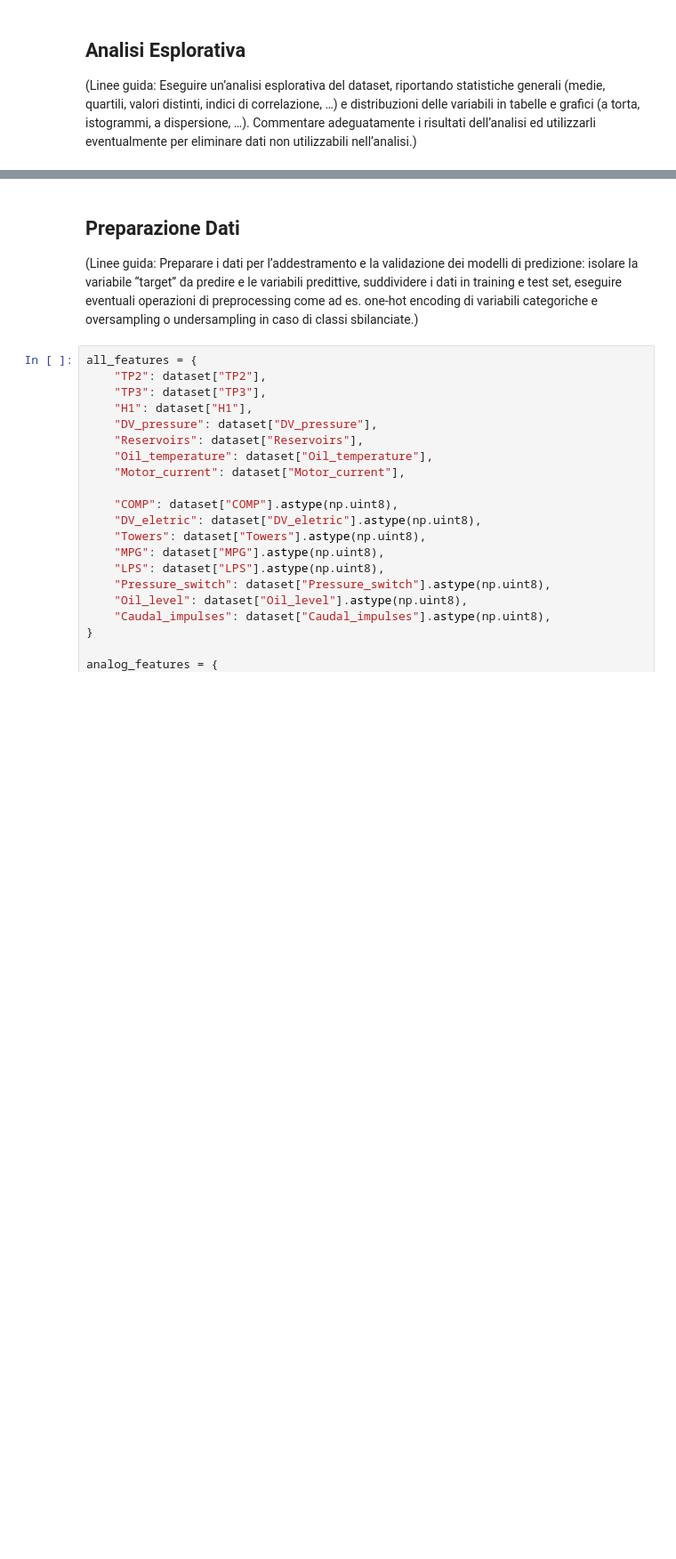
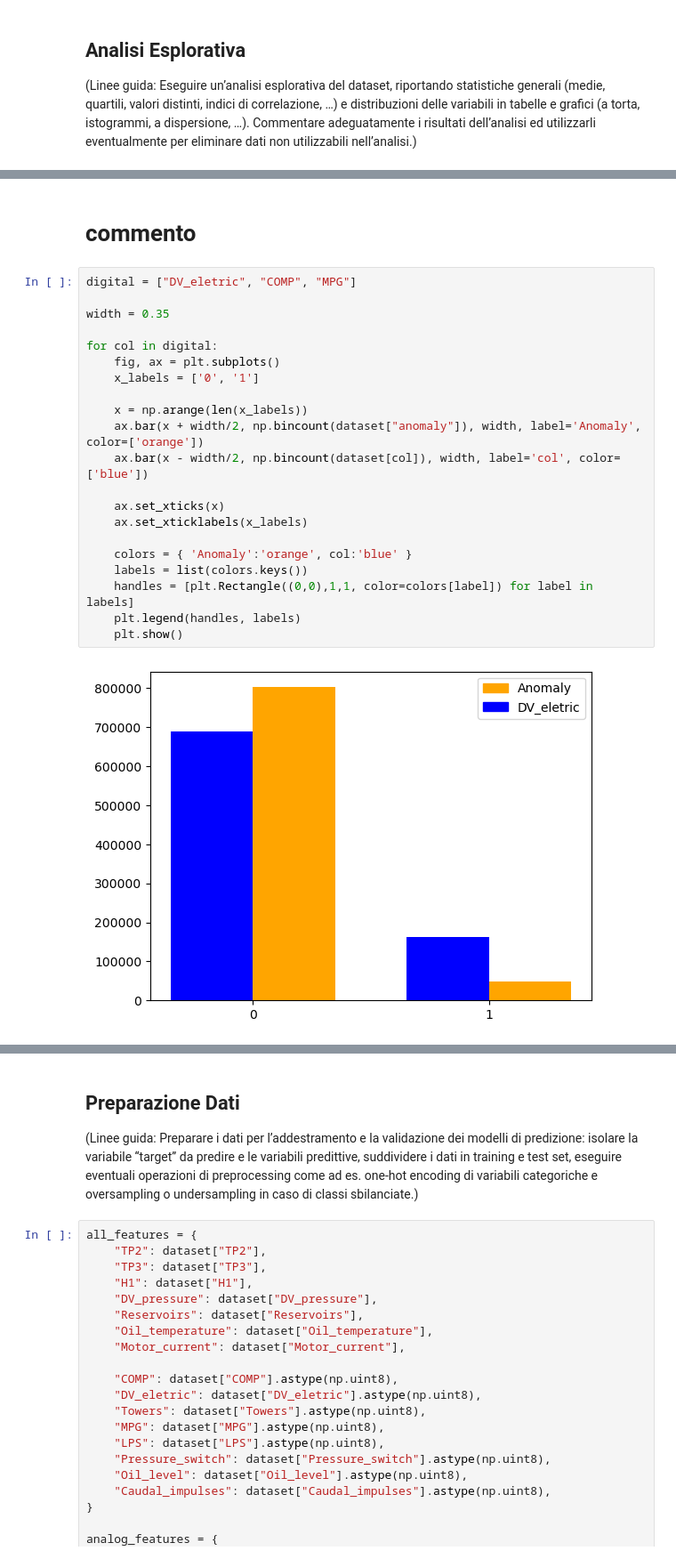
Before and after one commit to AlessandroSciarrillo/DIA-project, a Jupyter notebook: test_metro3.ipynb, the cells around one changed output, grey strips where cells are left out. Shown: that part at 89% size. Cells and saved outputs as stored; diff of their text form; blank space fills up the shorter version.

```diff
--- a/test_metro3.ipynb
+++ b/test_metro3.ipynb
@@ -147,0 +214,25 @@ Name: COMP, Length: 1516948, dtype: uint8
+# %% [markdown]
+# commento
+# %%
+digital = ["DV_eletric", "COMP", "MPG"]
+
+width = 0.35
+
+for col in digital:
+    fig, ax = plt.subplots()
+    x_labels = ['0', '1']
+
+    x = np.arange(len(x_labels))
+    ax.bar(x + width/2, np.bincount(dataset["anomaly"]), width, label='Anomaly', color=['orange'])
+    ax.bar(x - width/2, np.bincount(dataset[col]), width, label='col', color=['blue'])
+
+    ax.set_xticks(x)
+    ax.set_xticklabels(x_labels)
+
+    colors = { 'Anomaly':'orange', col:'blue' }
+    labels = list(colors.keys())
+    handles = [plt.Rectangle((0,0),1,1, color=colors[label]) for label in labels]
+    plt.legend(handles, labels)
+    plt.show()
+# %% [output]
+[figure, added]
```
Also changed, not shown: parts of 13 cells of this notebook.
